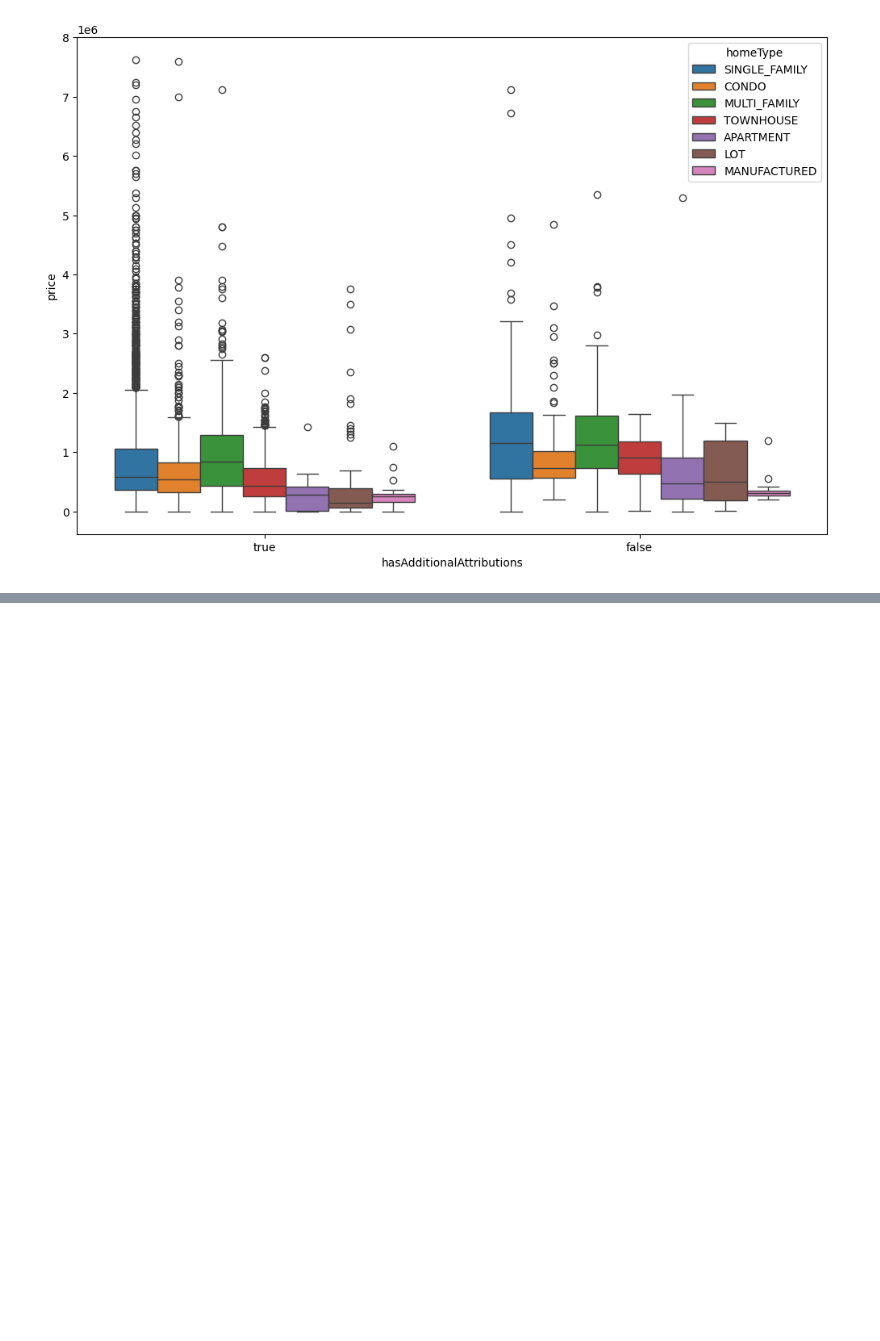
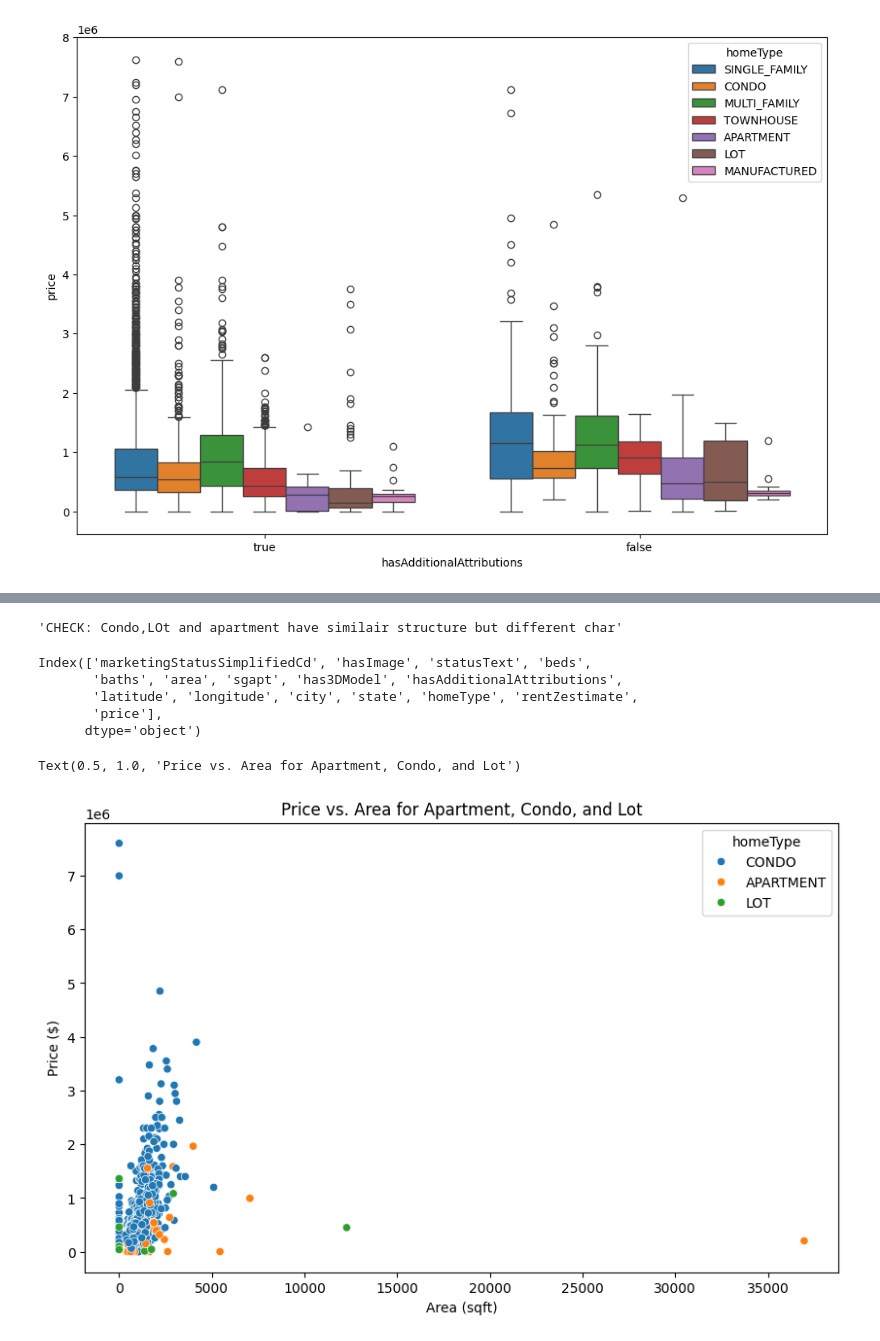
Before and after one commit to srikanthragh06/dataVisualizationCaseStudy, a Jupyter notebook: srikanth_eda.ipynb, the cells around one changed output, grey strips where cells are left out. Saved outputs shown, nothing was run; the diff lists cells and outputs as text; code cells hidden in the pictures; blank space fills up the shorter version.

```diff
--- a/srikanth_eda.ipynb
+++ b/srikanth_eda.ipynb
@@ -240,0 +291,21 @@ sns.boxplot(data=df,x="hasAdditionalAttributions",y="price",hue="homeType")
+# %%
+'CHECK: Condo,LOt and apartment have similair structure but different char'
+# %% [output]
+'CHECK: Condo,LOt and apartment have similair structure but different char'
+# %%
+df.columns
+# %% [output]
+Index(['marketingStatusSimplifiedCd', 'hasImage', 'statusText', 'beds',
+       'baths', 'area', 'sgapt', 'has3DModel', 'hasAdditionalAttributions',
+       'latitude', 'longitude', 'city', 'state', 'homeType', 'rentZestimate',
+       'price'],
+      dtype='object')
+# %%
+plt.figure(figsize=(10, 6))
+sns.scatterplot(df[df["homeType"].isin(["APARTMENT","CONDO","LOT"])],x='area', y='price', hue='homeType')
+plt.xlabel('Area (sqft)')
+plt.ylabel('Price ($)')
+plt.title('Price vs. Area for Apartment, Condo, and Lot')
+# %% [output]
+Text(0.5, 1.0, 'Price vs. Area for Apartment, Condo, and Lot')
+[figure, added]
```
Also changed, not shown: parts of 14 cells of this notebook, 1 other file.
